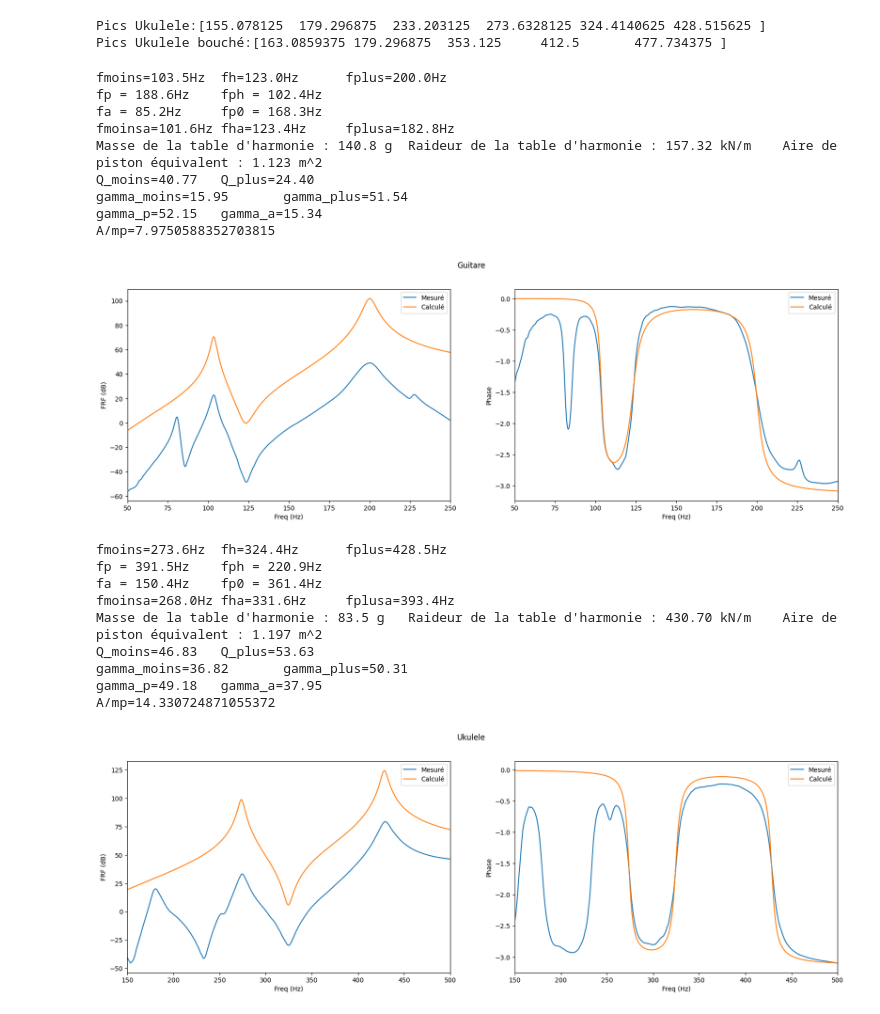
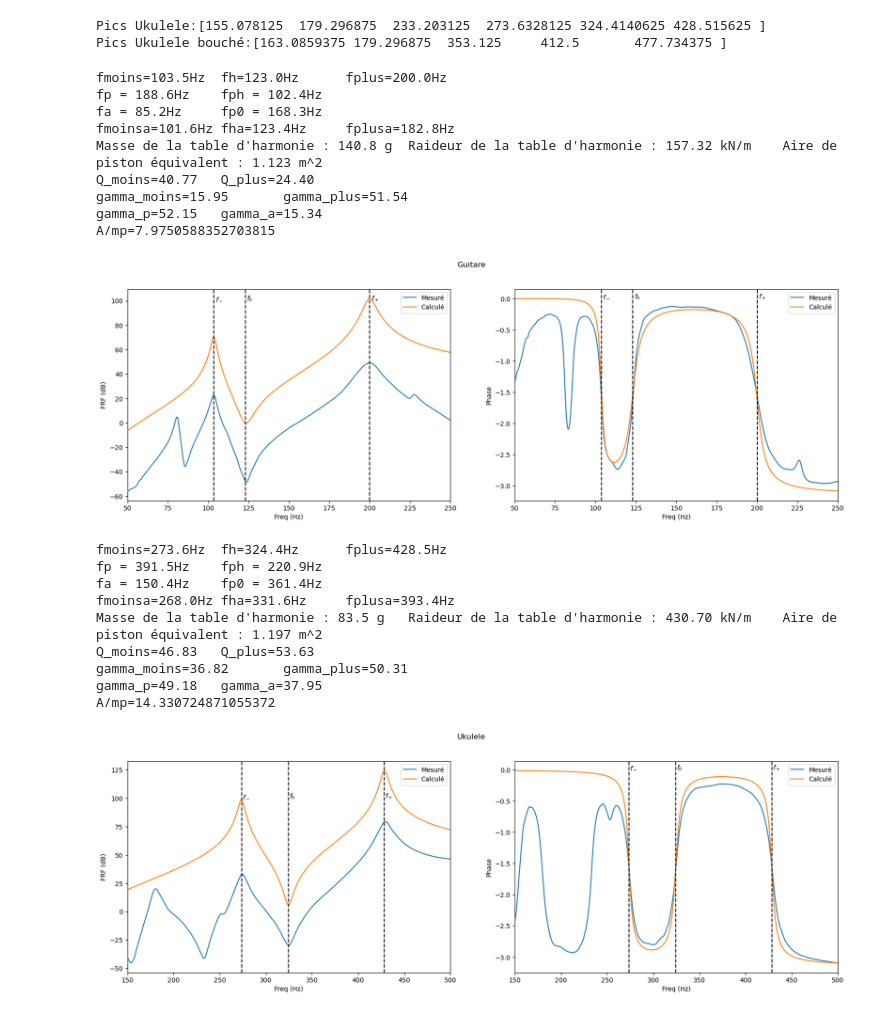
Before and after one commit to estevep/TP-Acoustique-ATIAM, a Jupyter notebook: cordes/tp.ipynb, the cells around one changed output. Saved outputs shown, nothing was run; the diff lists cells and outputs as text; code cells hidden in the pictures.

Commit message:
images cordes

```diff
--- a/cordes/tp.ipynb
+++ b/cordes/tp.ipynb
@@ -287,6 +289,9 @@ def modele_theorique(file="Guitare_2.mat",V=13e-3,majoute=28e-3,freqmin=50, freq
     plt.xlim([freqmin,freqmax])
     plt.plot(freq,mag,label = "Mesuré")
     plt.plot(f_theo,mag_theo,label="Calculé")
+    for f, s in zip([fmoins, fplus, fh], ["$f_-$", "$f_+$", "$f_h$"]):
+        plt.axvline(f, linestyle="--", color="black")
+        plt.annotate(s, (f+1, 100))
     plt.xlabel("Freq (Hz)")
     plt.ylabel("FRF (dB)")
     plt.legend()
@@ -295,37 +300,40 @@ def modele_theorique(file="Guitare_2.mat",V=13e-3,majoute=28e-3,freqmin=50, freq
     plt.xlim([freqmin,freqmax])
     plt.plot(freq,phase,label = "Mesuré")
     plt.plot(f_theo,phase_theo,label="Calculé")
+    for f, s in zip([fmoins, fplus, fh], ["$f_-$", "$f_+$", "$f_h$"]):
+        plt.axvline(f, linestyle="--", color="black")
+        plt.annotate(s, (f+1, 0))
     plt.xlabel("Freq (Hz)")
     plt.ylabel("Phase")
     plt.legend()
 
     plt.suptitle(file2text(file))
     plt.savefig(os.path.join("images",file2text(file)+"_comparaison_modele.png"))
     plt.show()
 
     return
 
 modele_theorique("Guitare_2.mat",V=0.013,majoute=0.028,freqmin=50,freqmax=250)
 modele_theorique("Ukulele_2.mat",V=0.008,majoute=0.020,freqmin=150,freqmax=500)
 pass
 # %% [output]
 fmoins=103.5Hz  fh=123.0Hz      fplus=200.0Hz
 fp = 188.6Hz    fph = 102.4Hz
 fa = 85.2Hz     fp0 = 168.3Hz
 fmoinsa=101.6Hz fha=123.4Hz     fplusa=182.8Hz
 Masse de la table d'harmonie : 140.8 g  Raideur de la table d'harmonie : 157.32 kN/m    Aire de piston équivalent : 1.123 m^2
 Q_moins=40.77   Q_plus=24.40
 gamma_moins=15.95       gamma_plus=51.54
 gamma_p=52.15   gamma_a=15.34
 A/mp=7.9750588352703815
-[figure, old version]
+[figure, new version]
 fmoins=273.6Hz  fh=324.4Hz      fplus=428.5Hz
 fp = 391.5Hz    fph = 220.9Hz
 fa = 150.4Hz    fp0 = 361.4Hz
 fmoinsa=268.0Hz fha=331.6Hz     fplusa=393.4Hz
 Masse de la table d'harmonie : 83.5 g   Raideur de la table d'harmonie : 430.70 kN/m    Aire de piston équivalent : 1.197 m^2
 Q_moins=46.83   Q_plus=53.63
 gamma_moins=36.82       gamma_plus=50.31
 gamma_p=49.18   gamma_a=37.95
 A/mp=14.330724871055372
-[figure, old version]
+[figure, new version]
```
Also changed, not shown: parts of 3 cells of this notebook, 8 other files.
